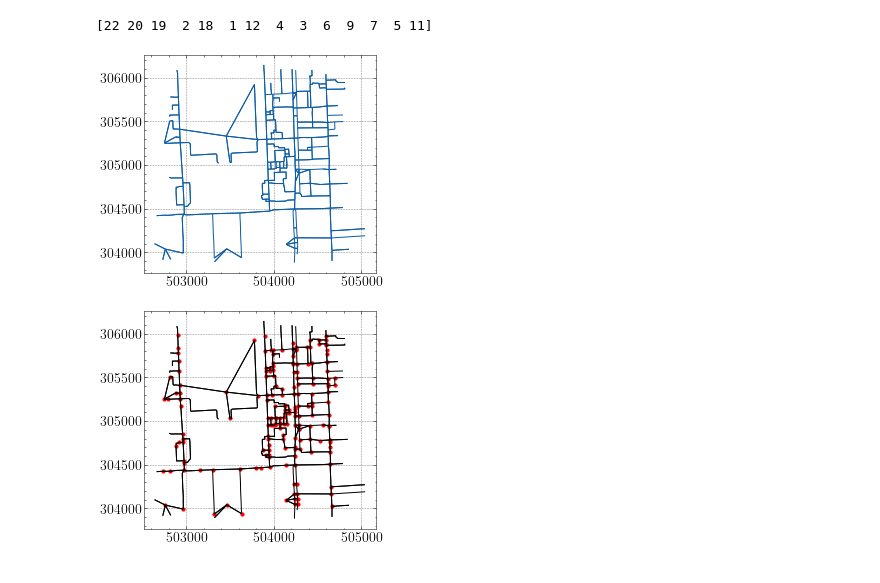
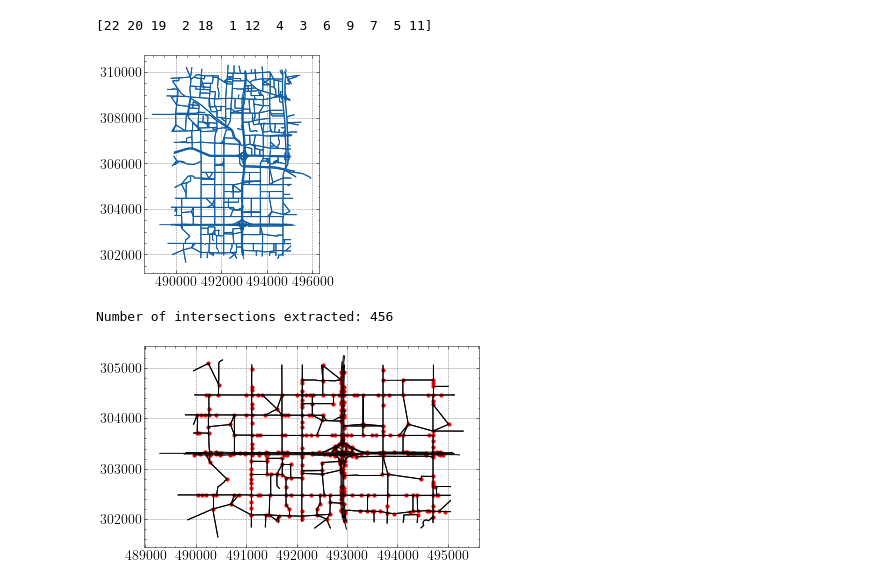
Before and after one commit to liftes/TrafficSignal, a Jupyter notebook: testtrafficnet.ipynb, the cells around one changed output. Saved outputs shown, nothing was run; the diff lists cells and outputs as text; code cells hidden in the pictures.

```diff
--- a/testtrafficnet.ipynb
+++ b/testtrafficnet.ipynb
@@ -421,27 +425,27 @@ print(gdf['LINKTYPE'].unique())
 # %%
 import geopandas as gpd
 from shapely.geometry import box
 
 # 读取Shapefile文件
 gdf = gpd.read_file('./Data/Network/Network_Final_Y2022.shp')
 
 # 定义一个矩形区域的边界框（这里需要您提供x_min, y_min, x_max, y_max）
 # 例如，这些坐标可能代表经度和纬度
-x_min, y_min, x_max, y_max = [502700, 304000, 504700, 306000]
+x_min, y_min, x_max, y_max = [490000, 302000, 495000, 310000]
 bbox = box(x_min, y_min, x_max, y_max)
 
 # 使用上述边界框来筛选GeoDataFrame中的数据
 # 只选择与边界框相交的道路
 roads_within_bbox = gdf[gdf.intersects(bbox)]
 
 # 现在绘制这个区域内的路网
 roads_within_bbox.plot()
 
 # 显示图形
 import matplotlib.pyplot as plt
 plt.show()
 # %% [output]
-[figure, old version]
+[figure, new version]
 # %%
 import geopandas as gpd
 from shapely.geometry import box, MultiPoint
@@ -451,7 +455,7 @@ import matplotlib.pyplot as plt
 gdf = gpd.read_file('./Data/Network/Network_Final_Y2022.shp')
 
 # 定义区域边界框
-x_min, y_min, x_max, y_max = [502700, 304000, 504700, 306000]
+x_min, y_min, x_max, y_max = [490000, 302000, 495000, 305000]
 bbox = box(x_min, y_min, x_max, y_max)
 
 # 筛选出与边界框相交的路网数据
@@ -479,6 +483,7 @@ for road1 in roads_within_bbox.geometry:
 
 # 移除重复的路口位置
 intersections = intersections.drop_duplicates(subset=['geometry'])
+print(f"Number of intersections extracted: {len(intersections)}")
 
 # 绘制边界框内的路网
 roads_within_bbox.plot(ax=plt.gca(), color='black')
@@ -487,6 +492,8 @@ roads_within_bbox.plot(ax=plt.gca(), color='black')
 intersections.plot(ax=plt.gca(), color='red', markersize=10)
 
 # 显示图形
-plt.show()
+# plt.show()
+Dplt.SaveFig(1,"CrossRoad.png","./Figure/RoadNet/")
 # %% [output]
+Number of intersections extracted: 456
-[figure, old version]
+[figure, new version]
```
Also changed, not shown: parts of 11 cells of this notebook, 4 other files.
